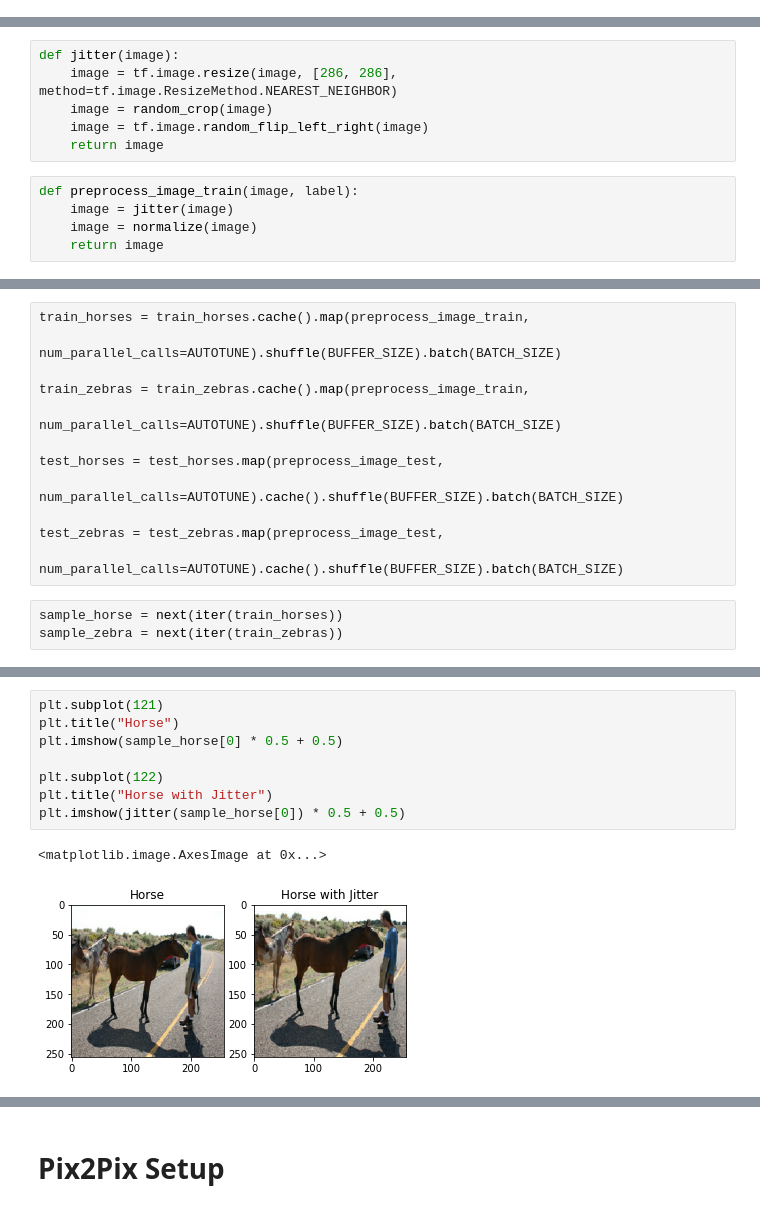
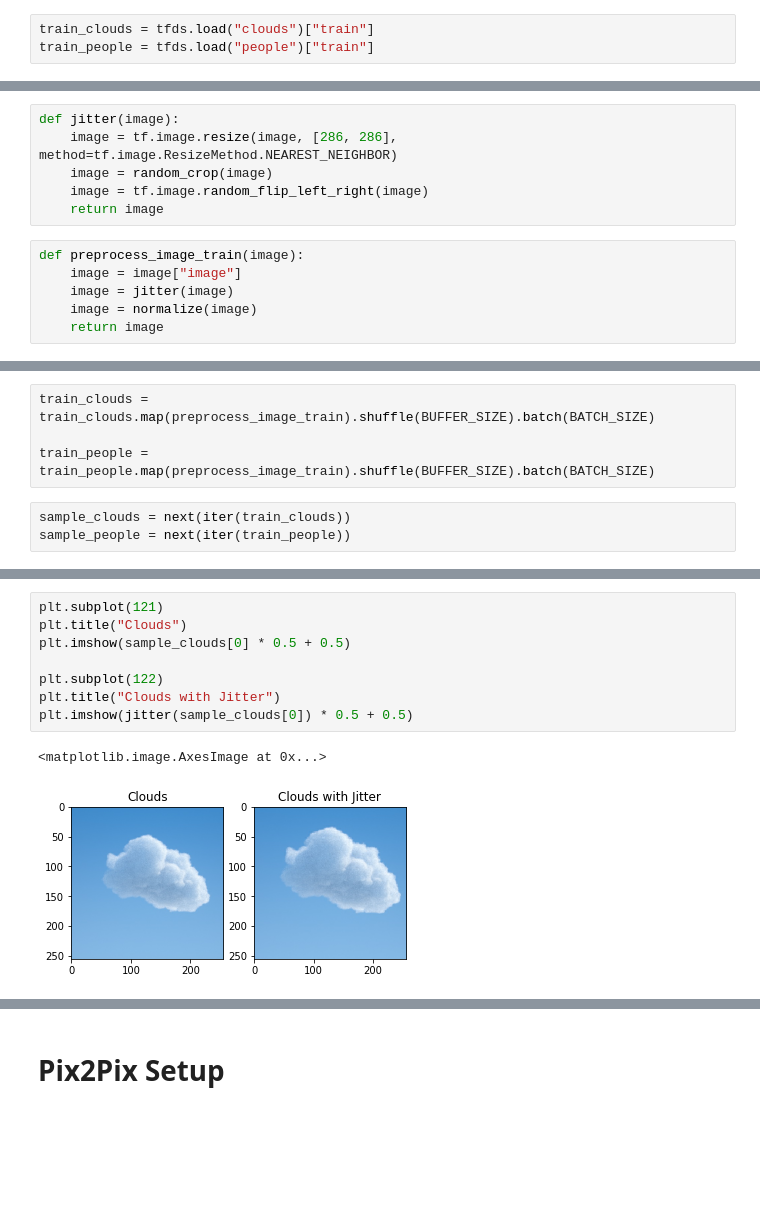
Before and after one commit to kazijawad/head-in-the-clouds, a Jupyter notebook: notebooks/cycle_gan.ipynb, the cells around one changed output, grey strips where cells are left out. Drawn from its saved outputs; the diff is of its cells as text; blank space fills up the shorter version.

```diff
--- a/notebooks/cycle_gan.ipynb
+++ b/notebooks/cycle_gan.ipynb
@@ -37,0 +26,3 @@ train_horses
+# %%
+train_clouds = tfds.load("clouds")["train"]
+train_people = tfds.load("people")["train"]
@@ -56,7 +49,8 @@ def jitter(image):
     image = tf.image.random_flip_left_right(image)
     return image
 # %%
-def preprocess_image_train(image, label):
+def preprocess_image_train(image):
+    image = image["image"]
     image = jitter(image)
     image = normalize(image)
     return image
@@ -65,17 +59,9 @@ def preprocess_image_test(image, label):
     image = normalize(image)
     return image
 # %%
-train_horses = train_horses.cache().map(preprocess_image_train,
-                                        num_parallel_calls=AUTOTUNE).shuffle(BUFFER_SIZE).batch(BATCH_SIZE)
+train_clouds = train_clouds.map(preprocess_image_train).shuffle(BUFFER_SIZE).batch(BATCH_SIZE)
 
-train_zebras = train_zebras.cache().map(preprocess_image_train,
-                                        num_parallel_calls=AUTOTUNE).shuffle(BUFFER_SIZE).batch(BATCH_SIZE)
-
-test_horses = test_horses.map(preprocess_image_test,
-                              num_parallel_calls=AUTOTUNE).cache().shuffle(BUFFER_SIZE).batch(BATCH_SIZE)
-
-test_zebras = test_zebras.map(preprocess_image_test,
-                              num_parallel_calls=AUTOTUNE).cache().shuffle(BUFFER_SIZE).batch(BATCH_SIZE)
+train_people = train_people.map(preprocess_image_train).shuffle(BUFFER_SIZE).batch(BATCH_SIZE)
 # %%
-sample_horse = next(iter(train_horses))
-sample_zebra = next(iter(train_zebras))
+sample_clouds = next(iter(train_clouds))
+sample_people = next(iter(train_people))
@@ -85,13 +68,13 @@ sample_zebra = next(iter(train_zebras))
 # %%
 plt.subplot(121)
-plt.title("Horse")
-plt.imshow(sample_horse[0] * 0.5 + 0.5)
+plt.title("Clouds")
+plt.imshow(sample_clouds[0] * 0.5 + 0.5)
 
 plt.subplot(122)
-plt.title("Horse with Jitter")
-plt.imshow(jitter(sample_horse[0]) * 0.5 + 0.5)
+plt.title("Clouds with Jitter")
+plt.imshow(jitter(sample_clouds[0]) * 0.5 + 0.5)
 # %% [output]
 <matplotlib.image.AxesImage at 0x...>
-[figure, old version]
+[figure, new version]
 # %%
 plt.subplot(121)
```
Also changed, not shown: parts of 14 cells of this notebook, 6 other files.
